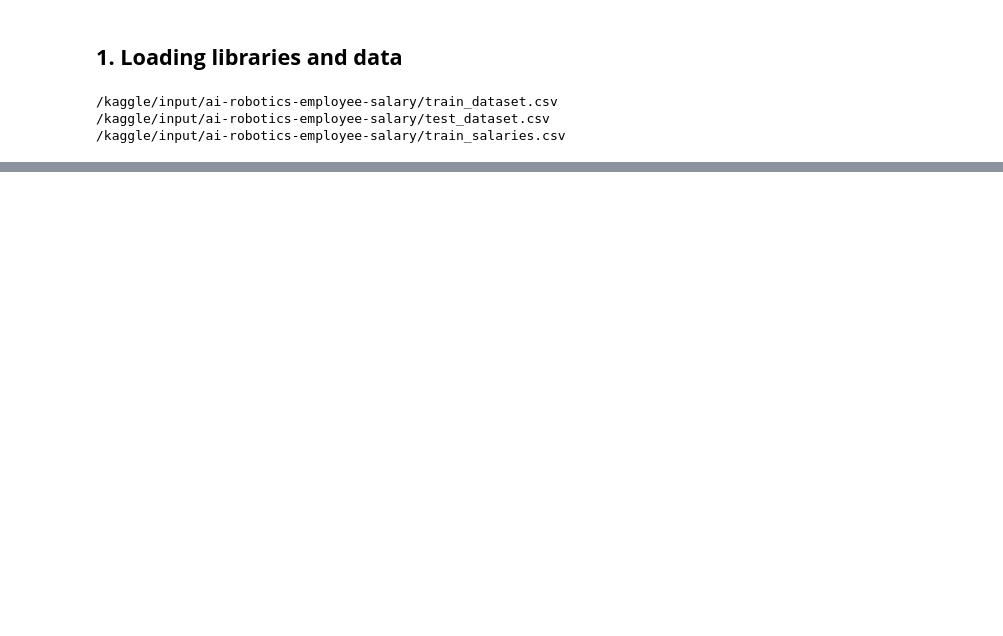
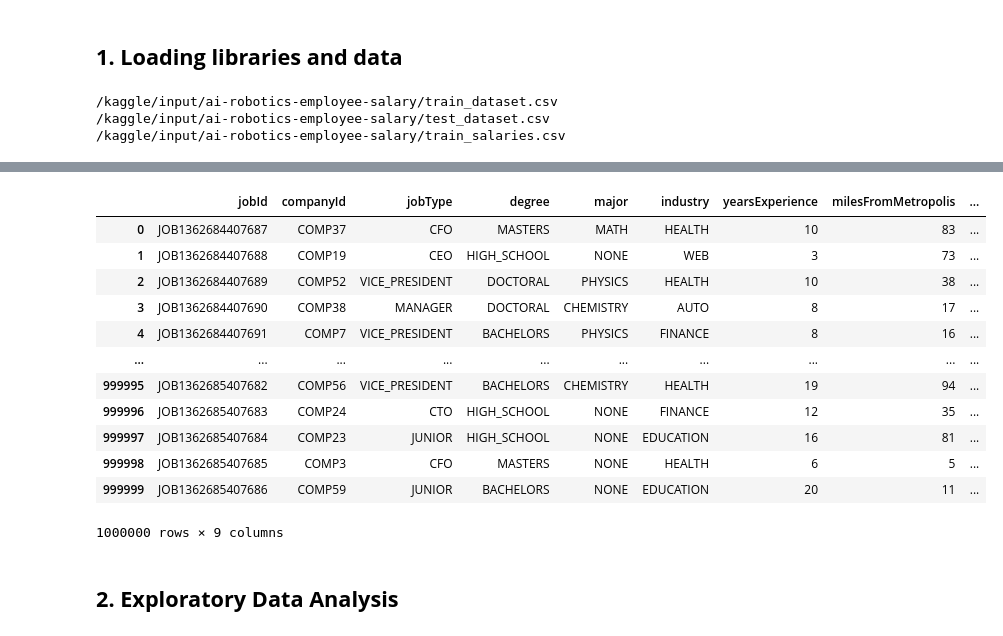
Before and after one commit to Kiran0R0Patil/ai-robotics-employee-salary-insights-and-predictions, a Jupyter notebook: employee-salary-insights-and-predictions.ipynb, the cells around one changed output, grey strips where cells are left out. Saved outputs shown, nothing was run; the diff lists cells and outputs as text; code cells hidden in the pictures; blank space fills up the shorter version.

Commit message:
Kaggle Notebook | employee salary insights and predictions | Version 2

```diff
--- a/employee-salary-insights-and-predictions.ipynb
+++ b/employee-salary-insights-and-predictions.ipynb
@@ -18,3 +20,9 @@ import seaborn as sns
 from scipy.stats import norm
 from sklearn.preprocessing import StandardScaler
 from scipy import stats
+# %%
+# load the train_dataset, train_salaries, test_dataset
+train_data = pd.read_csv("/kaggle/input/ai-robotics-employee-salary/train_dataset.csv")
+train_data_salaries = pd.read_csv("/kaggle/input/ai-robotics-employee-salary/train_salaries.csv")
+#test_data
+df_test = pd.read_csv("/kaggle/input/ai-robotics-employee-salary/test_dataset.csv")
@@ -20,0 +56,20 @@ from scipy import stats
+# %%
+# merging train_data and train_data_salaries datasets
+df = pd.merge(train_data,train_data_salaries,on="jobId")
+df
+# %% [output]
+|  | jobId | companyId | jobType | degree | major | industry | yearsExperience | milesFromMetropolis | ... |
+| 0 | JOB1362684407687 | COMP37 | CFO | MASTERS | MATH | HEALTH | 10 | 83 | ... |
+| 1 | JOB1362684407688 | COMP19 | CEO | HIGH_SCHOOL | NONE | WEB | 3 | 73 | ... |
+| 2 | JOB1362684407689 | COMP52 | VICE_PRESIDENT | DOCTORAL | PHYSICS | HEALTH | 10 | 38 | ... |
+| 3 | JOB1362684407690 | COMP38 | MANAGER | DOCTORAL | CHEMISTRY | AUTO | 8 | 17 | ... |
+| 4 | JOB1362684407691 | COMP7 | VICE_PRESIDENT | BACHELORS | PHYSICS | FINANCE | 8 | 16 | ... |
+| ... | ... | ... | ... | ... | ... | ... | ... | ... | ... |
+| 999995 | JOB1362685407682 | COMP56 | VICE_PRESIDENT | BACHELORS | CHEMISTRY | HEALTH | 19 | 94 | ... |
+| 999996 | JOB1362685407683 | COMP24 | CTO | HIGH_SCHOOL | NONE | FINANCE | 12 | 35 | ... |
+| 999997 | JOB1362685407684 | COMP23 | JUNIOR | HIGH_SCHOOL | NONE | EDUCATION | 16 | 81 | ... |
+| 999998 | JOB1362685407685 | COMP3 | CFO | MASTERS | NONE | HEALTH | 6 | 5 | ... |
+| 999999 | JOB1362685407686 | COMP59 | JUNIOR | BACHELORS | NONE | EDUCATION | 20 | 11 | ... |
+1000000 rows × 9 columns
+# %% [markdown]
+## **2. Exploratory Data Analysis**
```
Also changed, not shown: parts of 19 cells of this notebook.
